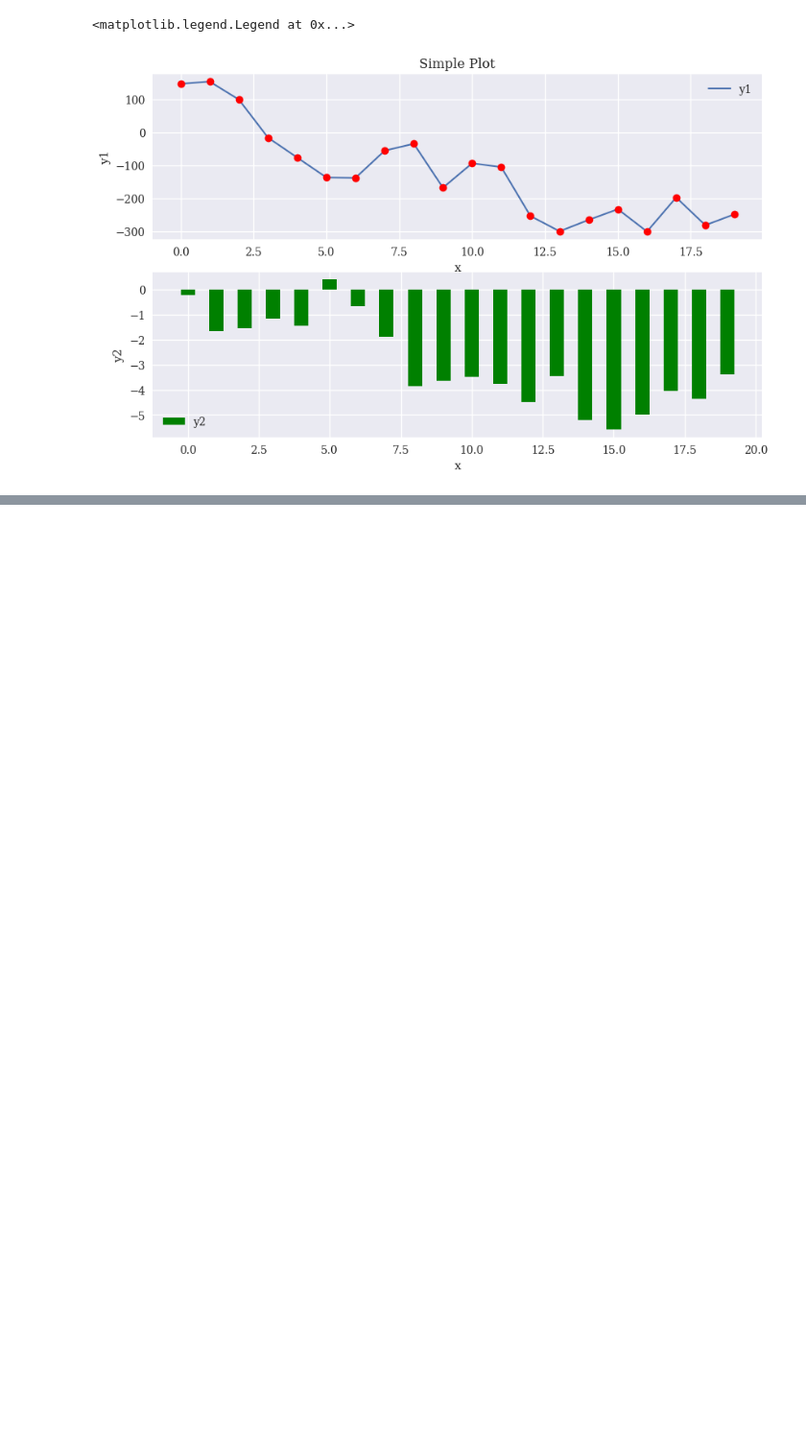
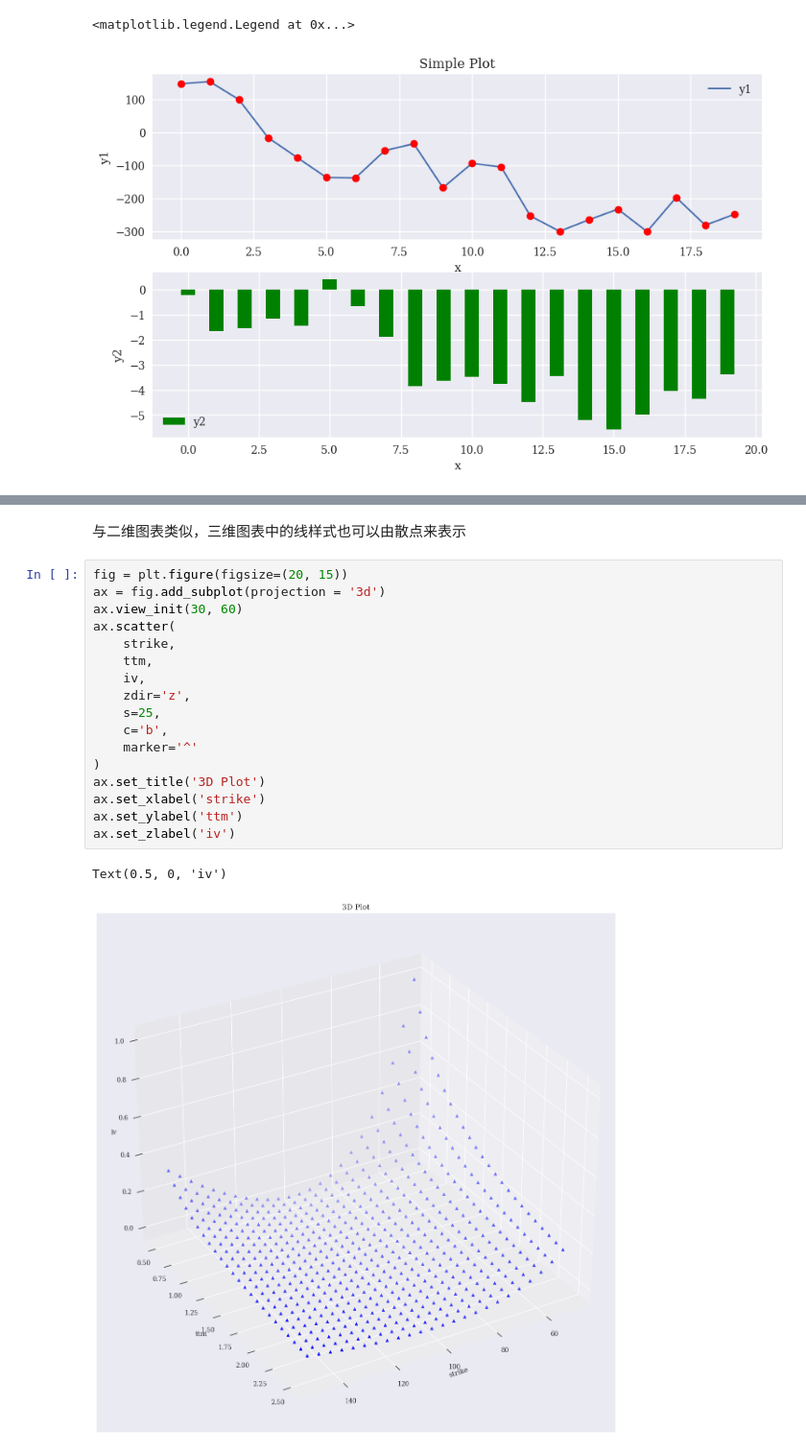
Before and after one commit to TwT-ABCI-Group/Coding-Fundamental, a Jupyter notebook: Ch4. Data Visualisation/notebook/Ch4. Data Visualisation.ipynb, the cells around one changed output, grey strips where cells are left out. Shown at 96% size. Drawn from its saved outputs; the diff is of its cells as text; blank space fills up the shorter version.

```diff
--- a/Ch4. Data Visualisation/notebook/Ch4. Data Visualisation.ipynb
+++ b/Ch4. Data Visualisation/notebook/Ch4. Data Visualisation.ipynb
@@ -352,0 +450,22 @@ plt.legend()
+# %% [markdown]
+与二维图表类似，三维图表中的线样式也可以由散点来表示
+# %%
+fig = plt.figure(figsize=(20, 15))
+ax = fig.add_subplot(projection = '3d')
+ax.view_init(30, 60)
+ax.scatter(
+    strike,
+    ttm,
+    iv,
+    zdir='z',
+    s=25,
+    c='b',
+    marker='^'
+)
+ax.set_title('3D Plot')
+ax.set_xlabel('strike')
+ax.set_ylabel('ttm')
+ax.set_zlabel('iv')
+# %% [output]
+Text(0.5, 0, 'iv')
+[figure, added]
```
Also changed, not shown: parts of 8 cells of this notebook.
